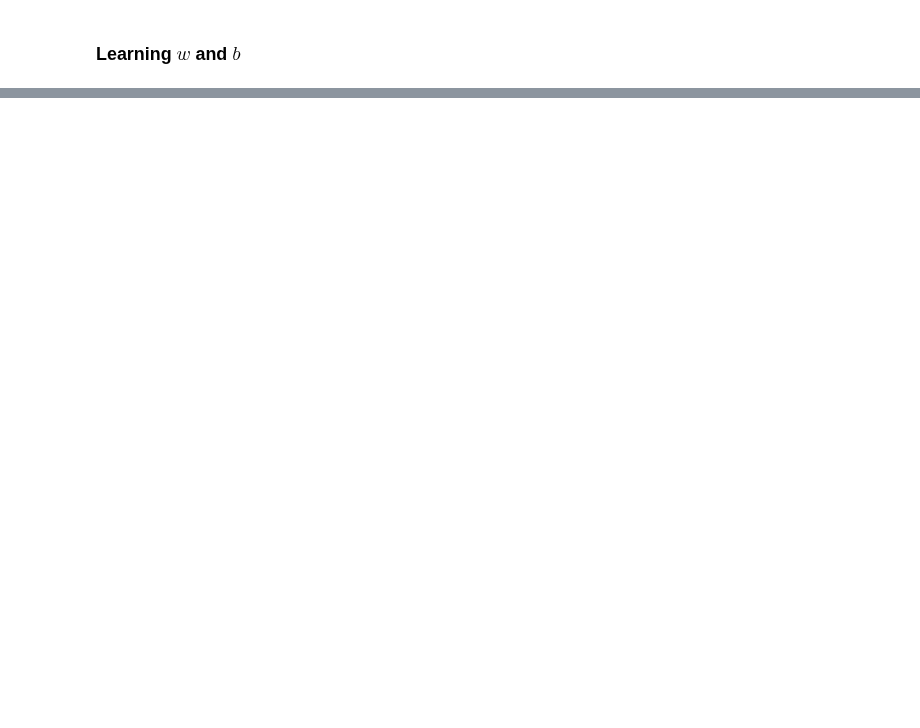
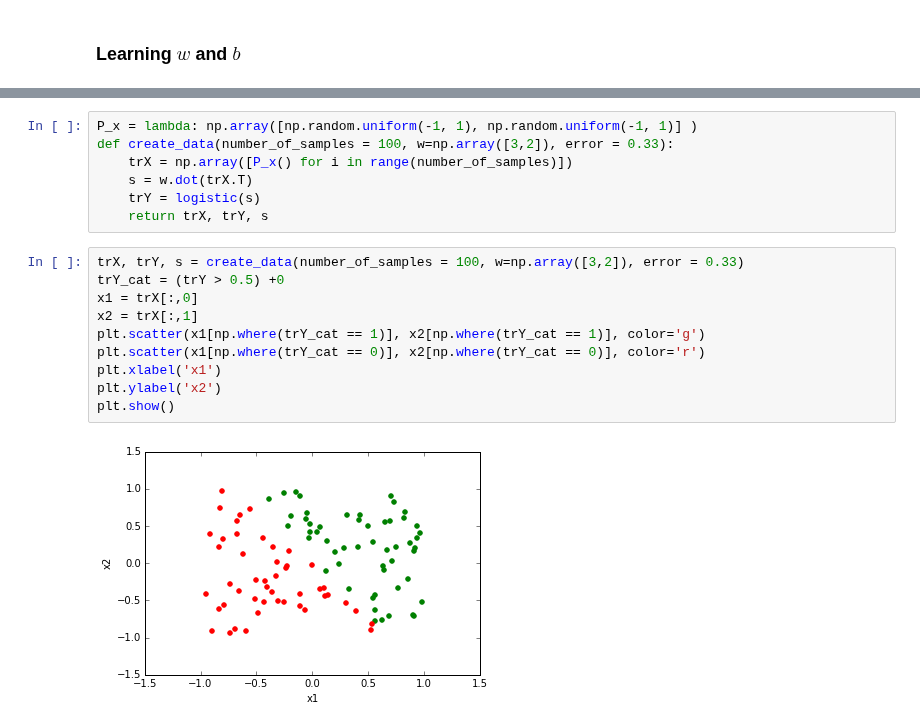
Before and after one commit to dejori/this-and-that, a Jupyter notebook: theano-examples/Logistic Regression.ipynb, the cells around one changed output, grey strips where cells are left out. Cells and saved outputs as stored; diff of their text form; blank space fills up the shorter version.

```diff
--- a/theano-examples/Logistic Regression.ipynb
+++ b/theano-examples/Logistic Regression.ipynb
@@ -78,0 +103,19 @@ plt.show()
+# %%
+P_x = lambda: np.array([np.random.uniform(-1, 1), np.random.uniform(-1, 1)] )
+def create_data(number_of_samples = 100, w=np.array([3,2]), error = 0.33):
+    trX = np.array([P_x() for i in range(number_of_samples)])
+    s = w.dot(trX.T)
+    trY = logistic(s)
+    return trX, trY, s
+# %%
+trX, trY, s = create_data(number_of_samples = 100, w=np.array([3,2]), error = 0.33)
+trY_cat = (trY > 0.5) +0
+x1 = trX[:,0]
+x2 = trX[:,1]
+plt.scatter(x1[np.where(trY_cat == 1)], x2[np.where(trY_cat == 1)], color='g')
+plt.scatter(x1[np.where(trY_cat == 0)], x2[np.where(trY_cat == 0)], color='r')
+plt.xlabel('x1')
+plt.ylabel('x2')
+plt.show()
+# %% [output]
+[figure, added]
```
Also changed, not shown: parts of 12 cells of this notebook, 1 other file.
